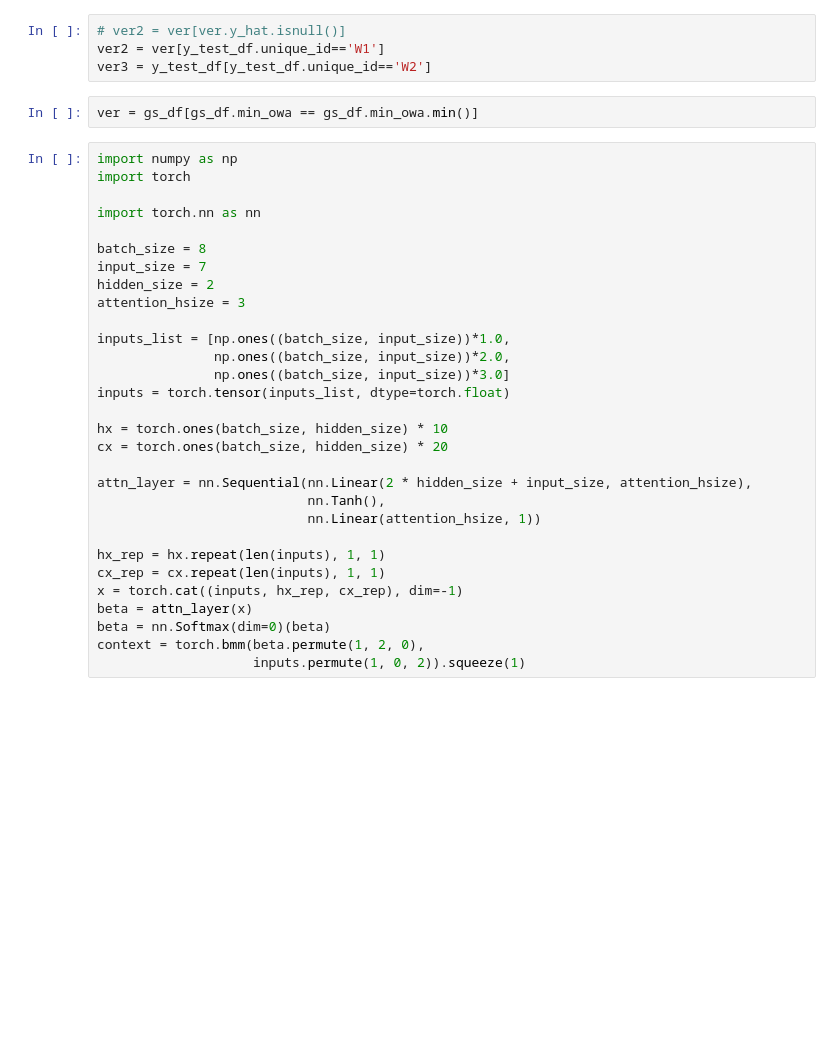
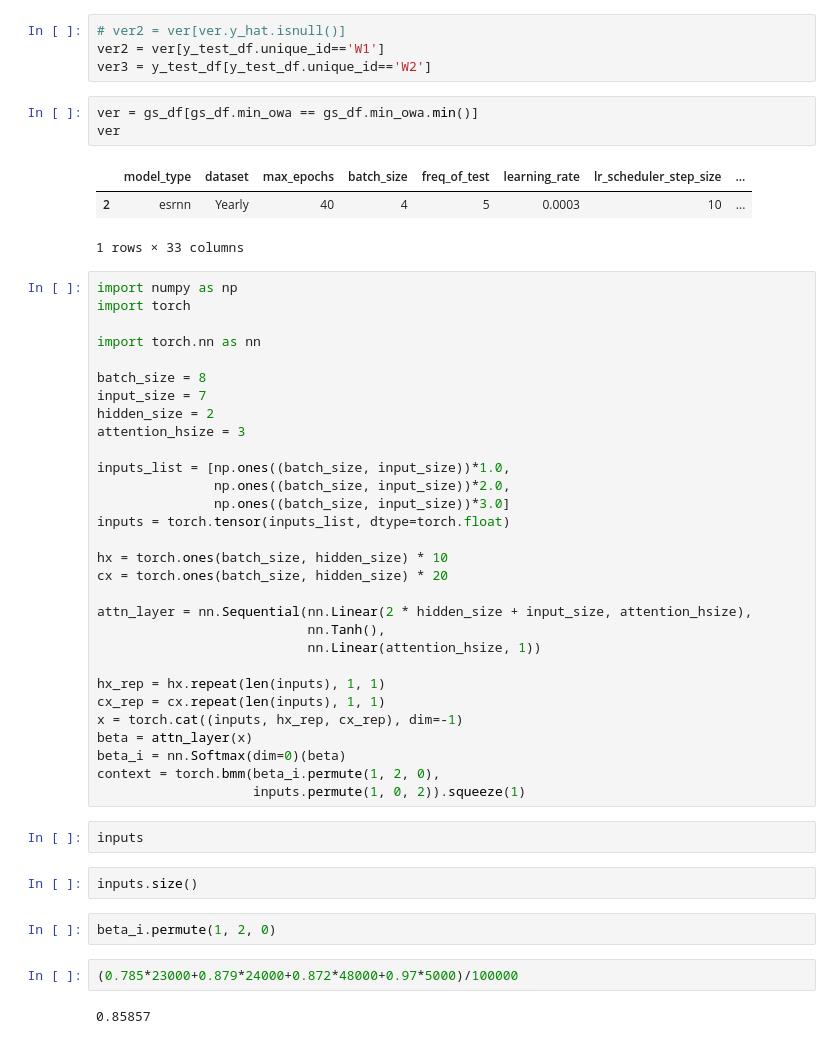
Before and after one commit to kdgutier/esrnn_torch, a Jupyter notebook: m4_test.ipynb, the cells around one changed output. Drawn from its saved outputs; the diff is of its cells as text; blank space fills up the shorter version.

```diff
--- a/m4_test.ipynb
+++ b/m4_test.ipynb
@@ -154,6 +156,11 @@ ver2 = ver[y_test_df.unique_id=='W1']
 ver3 = y_test_df[y_test_df.unique_id=='W2']
 # %%
 ver = gs_df[gs_df.min_owa == gs_df.min_owa.min()]
+ver
+# %% [output]
+|  | model_type | dataset | max_epochs | batch_size | freq_of_test | learning_rate | lr_scheduler_step_size | ... |
+| 2 | esrnn | Yearly | 40 | 4 | 5 | 0.0003 | 10 | ... |
+1 rows × 33 columns
 # %%
 import numpy as np
 import torch
@@ -181,6 +188,16 @@ hx_rep = hx.repeat(len(inputs), 1, 1)
 cx_rep = cx.repeat(len(inputs), 1, 1)
 x = torch.cat((inputs, hx_rep, cx_rep), dim=-1)
 beta = attn_layer(x)
-beta = nn.Softmax(dim=0)(beta)
-context = torch.bmm(beta.permute(1, 2, 0),
+beta_i = nn.Softmax(dim=0)(beta)
+context = torch.bmm(beta_i.permute(1, 2, 0),
                     inputs.permute(1, 0, 2)).squeeze(1)
+# %%
+inputs
+# %%
+inputs.size()
+# %%
+beta_i.permute(1, 2, 0)
+# %%
+(0.785*23000+0.879*24000+0.872*48000+0.97*5000)/100000
+# %% [output]
+0.85857
```
Also changed, not shown: parts of 2 cells of this notebook.
